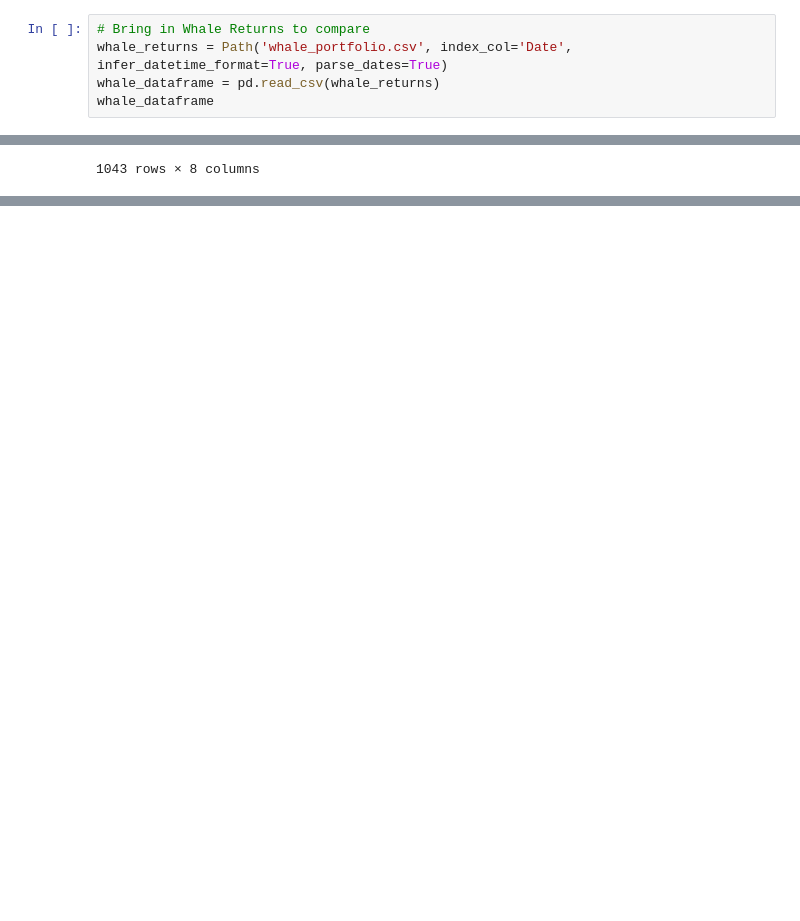
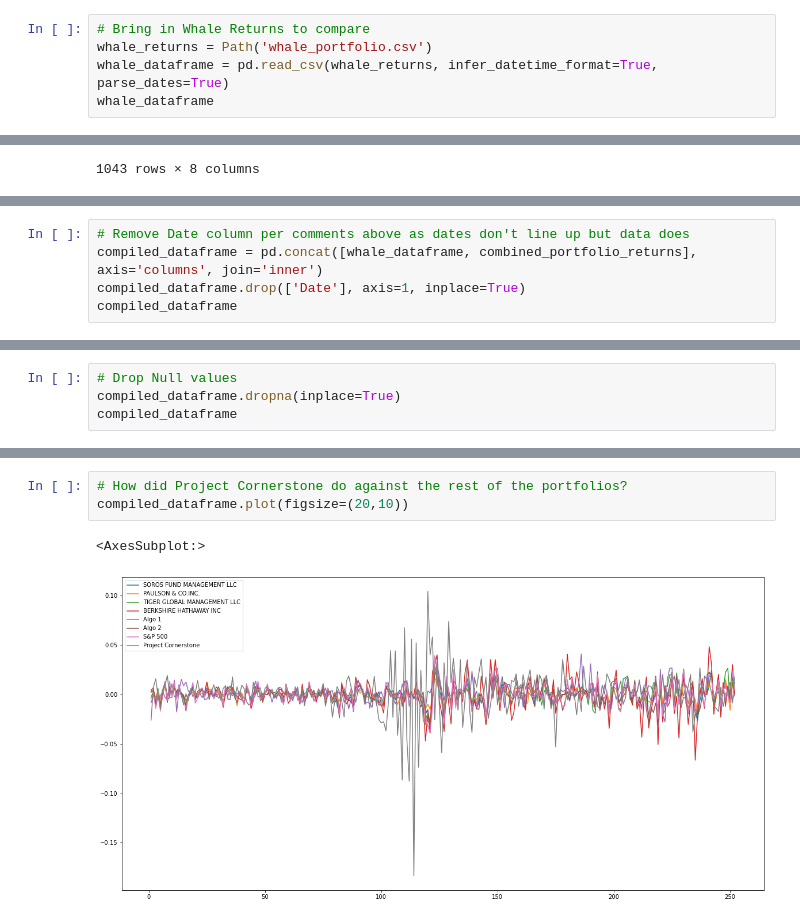
Before and after one commit to AaronGalloway/pandas-homework, a Jupyter notebook: pandas-homework/CustomPortfolio.ipynb, the cells around one changed output, grey strips where cells are left out. Saved outputs shown, nothing was run; the diff lists cells and outputs as text; blank space fills up the shorter version.

```diff
--- a/pandas-homework/CustomPortfolio.ipynb
+++ b/pandas-homework/CustomPortfolio.ipynb
@@ -96,8 +125,8 @@ combined_portfolio_returns
 253 rows × 1 columns
 # %%
 # Bring in Whale Returns to compare
-whale_returns = Path('whale_portfolio.csv', index_col='Date', infer_datetime_format=True, parse_dates=True)
-whale_dataframe = pd.read_csv(whale_returns)
+whale_returns = Path('whale_portfolio.csv')
+whale_dataframe = pd.read_csv(whale_returns, infer_datetime_format=True, parse_dates=True)
 whale_dataframe
 # %% [output]
 |  | Date | SOROS FUND MANAGEMENT LLC | PAULSON & CO.INC. | TIGER GLOBAL MANAGEMENT LLC | BERKSHIRE HATHAWAY INC | Algo 1 | ... |
@@ -133,0 +145,5 @@ dtype: int64
+# %%
+# Remove Date column per comments above as dates don't line up but data does
+compiled_dataframe = pd.concat([whale_dataframe, combined_portfolio_returns], axis='columns', join='inner')
+compiled_dataframe.drop(['Date'], axis=1, inplace=True)
+compiled_dataframe
@@ -133,0 +164,4 @@ dtype: int64
+# %%
+# Drop Null values
+compiled_dataframe.dropna(inplace=True)
+compiled_dataframe
@@ -133,0 +182,6 @@ dtype: int64
+# %%
+# How did Project Cornerstone do against the rest of the portfolios?
+compiled_dataframe.plot(figsize=(20,10))
+# %% [output]
+<AxesSubplot:>
+[figure, added]
```
Also changed, not shown: parts of 10 cells of this notebook.
